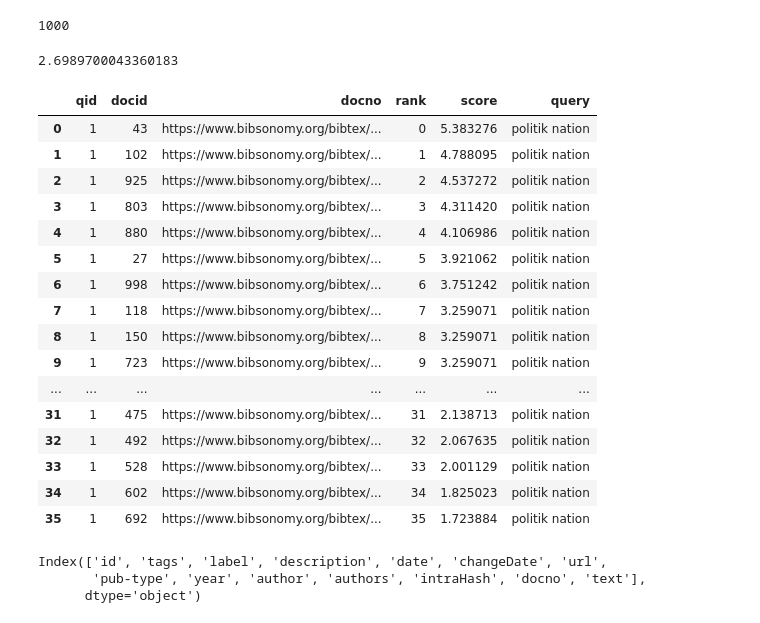
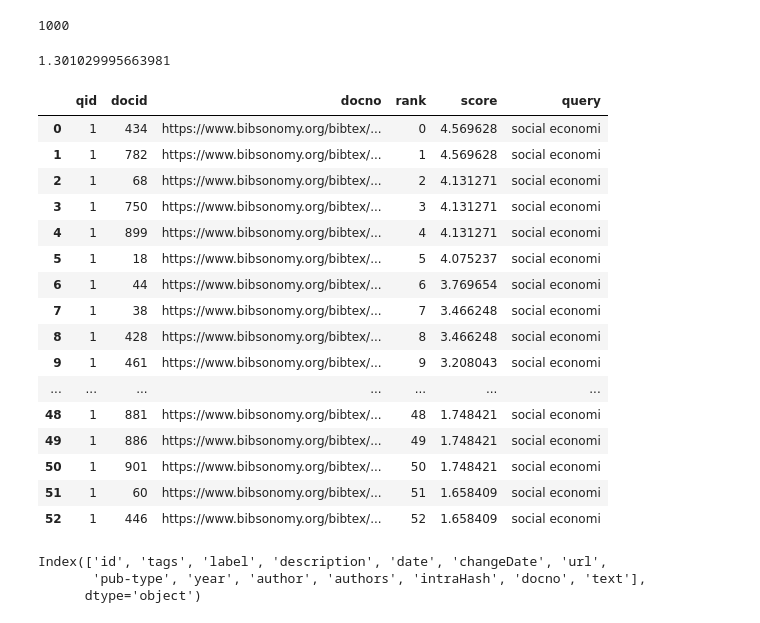
Before and after one commit to XiaomingWang12/2023-2024-Data_Libarian_Xiaoming_Wang, a Jupyter notebook: Modul_2/PyTerrier.ipynb, the cells around one changed output. Saved outputs shown, nothing was run; the diff lists cells and outputs as text; code cells hidden in the pictures.

```diff
--- a/Modul_2/PyTerrier.ipynb
+++ b/Modul_2/PyTerrier.ipynb
@@ -64,3 +64,3 @@ df_rl
 # %%
-df_rl_filtered = df_rl.dropna(axis=1, thresh=len(df_rl)*0.5)
+df_pl_filtered = df_pl.dropna(axis=1, thresh=len(df_pl)*0.5)
 # %%
@@ -86,7 +86,7 @@ Index(['type', 'id', 'tags', 'intraHash', 'label', 'user', 'description',
       dtype='object')
 # %%
 useful_columns = ['id', 'tags', 'label', 'description', 'date', 'changeDate', 'url', 'pub-type', 'year', 'author', 'authors', 'intraHash']
-df_rl_filtered = df_rl_filtered[useful_columns]
+df_pl_filtered = df_pl_filtered[useful_columns]
 # %%
 if not pt.started():
     pt.init()
@@ -95,14 +95,14 @@ PyTerrier 0.10.0 has loaded Terrier 5.8 (built by craigm on 2023-11-01 18:05) an
 
 No etc/terrier.properties, using terrier.default.properties for bootstrap configuration.
 # %%
-df_rl_filtered['docno'] = df_rl_filtered['id']
-df_rl_filtered['text'] = df_rl_filtered['label']
+df_pl_filtered['docno'] = df_pl_filtered['id']
+df_pl_filtered['text'] = df_pl_filtered['label']
 # %%
 #now we start to index our data
 
-index_folder = "./rl_index"
+index_folder = "./pl_index"
 indexer = pt.DFIndexer(index_folder, overwrite=True)
-index_ref = indexer.index(df_rl_filtered['text'], df_rl_filtered['docno'])
+index_ref = indexer.index(df_pl_filtered['text'], df_pl_filtered['docno'])
 
 print(f"path to our index: {index_ref.toString()}")
 # %% [output]
@@ -262,6 +266,6 @@ def get_idf_for_term(term, index):
 
     return log_idf
 # %%
-get_idf_for_term("learning", index)
+get_idf_for_term("economics", index)
 # %% [output]
-2.6989700043360183
+1.301029995663981
@@ -268,25 +281,25 @@ get_idf_for_term("learning", index)
 # %%
 search_engine_tfidf = pt.BatchRetrieve(index, wmodel="TF_IDF")
 # %%
-search_engine_tfidf.search("politik nation")
+search_engine_tfidf.search("social economi")
 # %% [output]
 |  | qid | docid | docno | rank | score | query |
-| 0 | 1 | 43 | https://www.bibsonomy.org/bibtex/... | 0 | 5.383276 | politik nation |
-| 1 | 1 | 102 | https://www.bibsonomy.org/bibtex/... | 1 | 4.788095 | politik nation |
-| 2 | 1 | 925 | https://www.bibsonomy.org/bibtex/... | 2 | 4.537272 | politik nation |
-| 3 | 1 | 803 | https://www.bibsonomy.org/bibtex/... | 3 | 4.311420 | politik nation |
-| 4 | 1 | 880 | https://www.bibsonomy.org/bibtex/... | 4 | 4.106986 | politik nation |
-| 5 | 1 | 27 | https://www.bibsonomy.org/bibtex/... | 5 | 3.921062 | politik nation |
-| 6 | 1 | 998 | https://www.bibsonomy.org/bibtex/... | 6 | 3.751242 | politik nation |
-| 7 | 1 | 118 | https://www.bibsonomy.org/bibtex/... | 7 | 3.259071 | politik nation |
-| 8 | 1 | 150 | https://www.bibsonomy.org/bibtex/... | 8 | 3.259071 | politik nation |
-| 9 | 1 | 723 | https://www.bibsonomy.org/bibtex/... | 9 | 3.259071 | politik nation |
+| 0 | 1 | 434 | https://www.bibsonomy.org/bibtex/... | 0 | 4.569628 | social economi |
+| 1 | 1 | 782 | https://www.bibsonomy.org/bibtex/... | 1 | 4.569628 | social economi |
+| 2 | 1 | 68 | https://www.bibsonomy.org/bibtex/... | 2 | 4.131271 | social economi |
+| 3 | 1 | 750 | https://www.bibsonomy.org/bibtex/... | 3 | 4.131271 | social economi |
+| 4 | 1 | 899 | https://www.bibsonomy.org/bibtex/... | 4 | 4.131271 | social economi |
+| 5 | 1 | 18 | https://www.bibsonomy.org/bibtex/... | 5 | 4.075237 | social economi |
+| 6 | 1 | 44 | https://www.bibsonomy.org/bibtex/... | 6 | 3.769654 | social economi |
+| 7 | 1 | 38 | https://www.bibsonomy.org/bibtex/... | 7 | 3.466248 | social economi |
+| 8 | 1 | 428 | https://www.bibsonomy.org/bibtex/... | 8 | 3.466248 | social economi |
+| 9 | 1 | 461 | https://www.bibsonomy.org/bibtex/... | 9 | 3.208043 | social economi |
 | ... | ... | ... | ... | ... | ... | ... |
-| 31 | 1 | 475 | https://www.bibsonomy.org/bibtex/... | 31 | 2.138713 | politik nation |
-| 32 | 1 | 492 | https://www.bibsonomy.org/bibtex/... | 32 | 2.067635 | politik nation |
-| 33 | 1 | 528 | https://www.bibsonomy.org/bibtex/... | 33 | 2.001129 | politik nation |
-| 34 | 1 | 602 | https://www.bibsonomy.org/bibtex/... | 34 | 1.825023 | politik nation |
-| 35 | 1 | 692 | https://www.bibsonomy.org/bibtex/... | 35 | 1.723884 | politik nation |
+| 48 | 1 | 881 | https://www.bibsonomy.org/bibtex/... | 48 | 1.748421 | social economi |
+| 49 | 1 | 886 | https://www.bibsonomy.org/bibtex/... | 49 | 1.748421 | social economi |
+| 50 | 1 | 901 | https://www.bibsonomy.org/bibtex/... | 50 | 1.748421 | social economi |
+| 51 | 1 | 60 | https://www.bibsonomy.org/bibtex/... | 51 | 1.658409 | social economi |
+| 52 | 1 | 446 | https://www.bibsonomy.org/bibtex/... | 52 | 1.658409 | social economi |
 # %%
 #Now we want to build an index with multiple fields
 # %%
```
Also changed, not shown: parts of 23 cells of this notebook, 31 other files.
